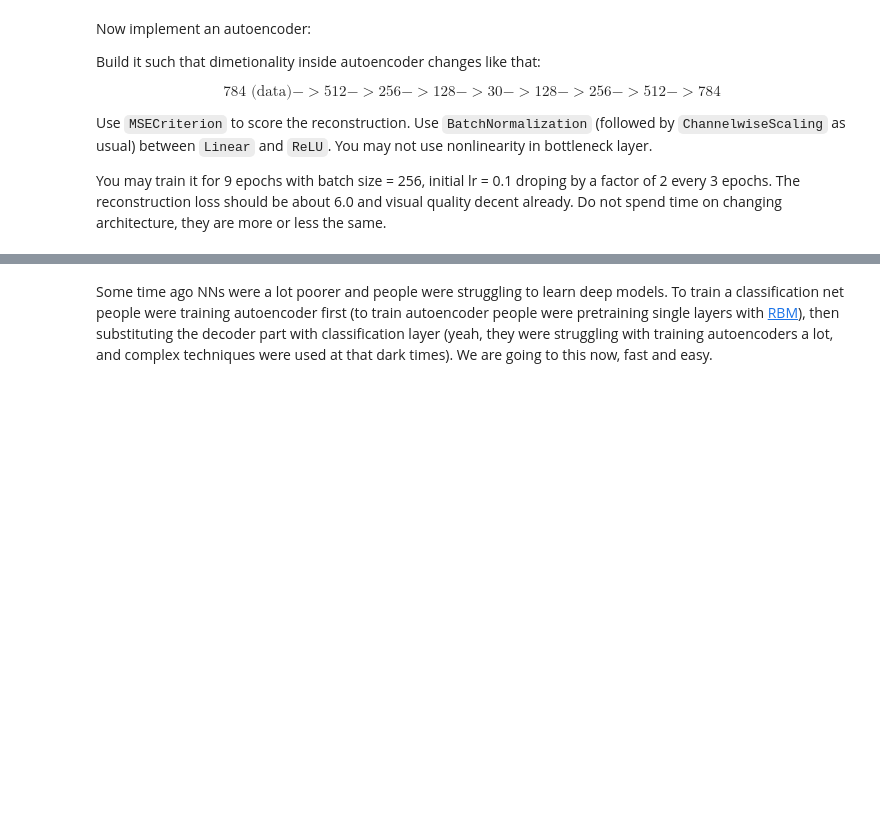
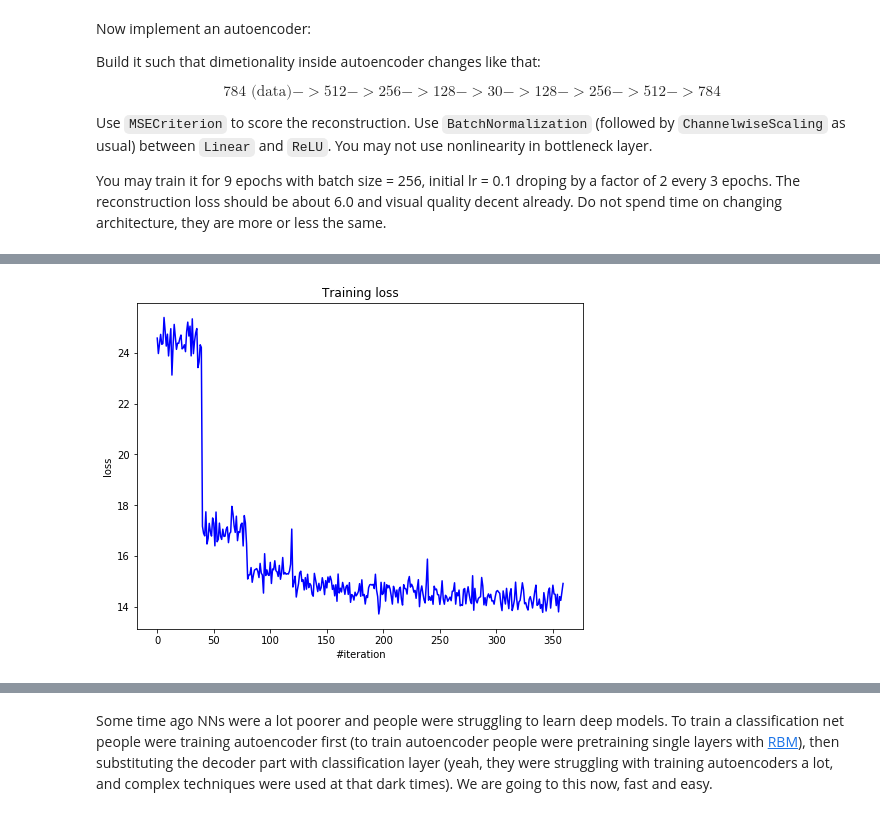
Before and after one commit to numb3r33/Practical_DL, a Jupyter notebook: homework01/homework_main_solution.ipynb, the cells around one changed output, grey strips where cells are left out. Saved outputs shown, nothing was run; the diff lists cells and outputs as text; code cells hidden in the pictures; blank space fills up the shorter version.

Commit message:
autoencoder implementation.

```diff
--- a/homework01/homework_main_solution.ipynb
+++ b/homework01/homework_main_solution.ipynb
@@ -232,0 +451,58 @@ Do not spend time on changing architecture, they are more or less the same.
+# %%
+# Iptimizer params
+optimizer_config = {'learning_rate' : 1e-3, 'momentum': 0.9}
+optimizer_state = {}
+
+# Looping params
+n_epoch    = 9
+batch_size = 256
+# %%
+loss_history = []
+
+for i in range(n_epoch):
+
+    if i > 0 and i % 3 == 0:
+        optimizer_config['learning_rate'] /= 2
+
+    autoenc.train()
+
+    for x_batch, y_batch in get_batches((X, y_one_hot), batch_size):
+
+        autoenc.zeroGradParameters()
+
+        # Forward
+        predictions = autoenc.forward(x_batch)
+        loss = criterion.forward(predictions, x_batch)
+
+        # Backward
+        dp = criterion.backward(predictions, x_batch)
+        autoenc.backward(x_batch, dp)
+
+        # Update weights
+        sgd_momentum(autoenc.getParameters(),
+                     autoenc.getGradParameters(),
+                     optimizer_config,
+                     optimizer_state)
+
+    autoenc.evaluate()
+
+    for x_batch, y_batch in get_batches((Xtest, y_test_one_hot), batch_size):
+        # Forward
+        predictions = autoenc.forward(x_batch)
+        loss        = criterion.forward(predictions, x_batch)
+
+        loss_history.append(loss)
+
+    # Visualize
+    display.clear_output(wait=True)
+    plt.figure(figsize=(8, 6))
+
+    plt.title("Training loss")
+    plt.xlabel("#iteration")
+    plt.ylabel("loss")
+    plt.plot(loss_history, 'b')
+    plt.show()
+
+    print('Current loss: %f' % loss)
+# %% [output]
+[figure, added]
```
Also changed, not shown: parts of 29 cells of this notebook, 1 other file.
